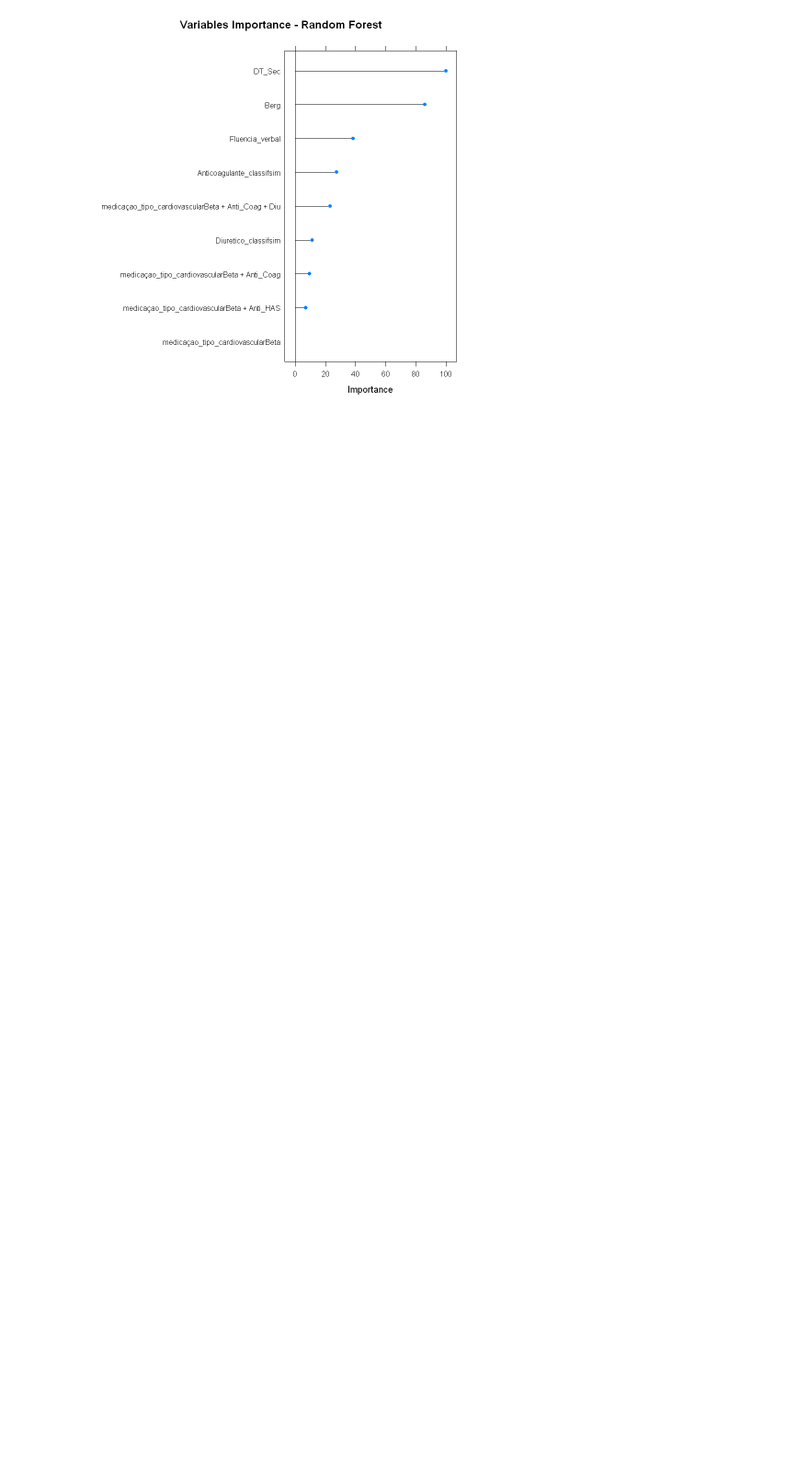
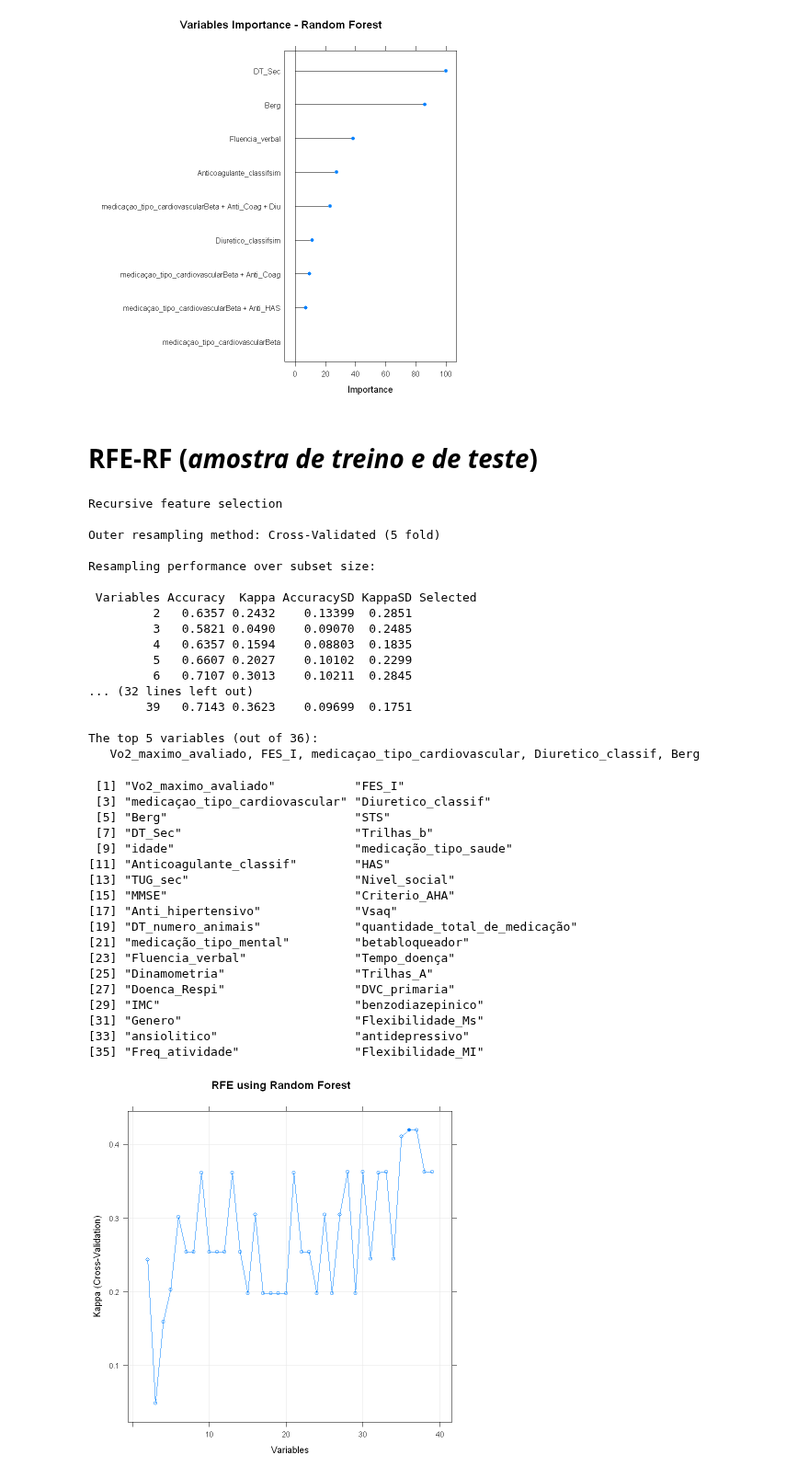
Before and after one commit to RenanBaltar/Analises_Heitor, a Jupyter notebook: Analise_Heitor_tese.ipynb, the cells around one changed output. Shown at 92% size. Drawn from its saved outputs; the diff is of its cells as text; code cells hidden in the pictures; blank space fills up the shorter version.

Commit message:
Define the best ths

```diff
--- a/Analise_Heitor_tese.ipynb
+++ b/Analise_Heitor_tese.ipynb
@@ -221,0 +222,9 @@ quantidade_total_de_medicação
+# %%
+#install.packages("caret")
+require(caret)
+set.seed(1)
+train<- createDataPartition(BD$Caidor,p=0.7,list=F)
+data_train<- BD[train,]
+data_test<- BD[-train,]
+table(data_train$Caidor) #(24 não e 14 sim)
+table(data_test$Caidor) #(9 não e 5 sim)
@@ -338,3 +354,59 @@ medicaçao_tipo_cardiovascularBeta + Anti_HAS          6.980
 medicaçao_tipo_cardiovascularBeta                     0.000
 [figure]
 [figure]
+# %% [markdown]
+# RFE-RF (*amostra de treino e de teste*)
+# %%
+#define the control using a random forest selection function
+#install.packages("caret")
+#require(caret)
+#install.packages("e1071")
+require(e1071)
+#install.packages("randomForest")
+require(randomForest)
+set.seed(1)
+control2 <- rfeControl(functions=rfFuncs, method="cv", number=5)
+set.seed(2)
+results2 <- rfe(data_train[,2:40], data_train[[1]], sizes=c(2:40),rfeControl=control2,metric="Kappa")
+print(results2)
+#list the chosen features
+predictors(results2)
+#plot the results
+plot(results2, type=c("g", "o"),main="RFE using Random Forest")
+# %% [output]
+Recursive feature selection
+
+Outer resampling method: Cross-Validated (5 fold)
+
+Resampling performance over subset size:
+
+ Variables Accuracy  Kappa AccuracySD KappaSD Selected
+         2   0.6357 0.2432    0.13399  0.2851
+         3   0.5821 0.0490    0.09070  0.2485
+         4   0.6357 0.1594    0.08803  0.1835
+         5   0.6607 0.2027    0.10102  0.2299
+         6   0.7107 0.3013    0.10211  0.2845
+... (32 lines left out)
+        39   0.7143 0.3623    0.09699  0.1751
+
+The top 5 variables (out of 36):
+   Vo2_maximo_avaliado, FES_I, medicaçao_tipo_cardiovascular, Diuretico_classif, Berg
+ [1] "Vo2_maximo_avaliado"           "FES_I"
+ [3] "medicaçao_tipo_cardiovascular" "Diuretico_classif"
+ [5] "Berg"                          "STS"
+ [7] "DT_Sec"                        "Trilhas_b"
+ [9] "idade"                         "medicação_tipo_saude"
+[11] "Anticoagulante_classif"        "HAS"
+[13] "TUG_sec"                       "Nivel_social"
+[15] "MMSE"                          "Criterio_AHA"
+[17] "Anti_hipertensivo"             "Vsaq"
+[19] "DT_numero_animais"             "quantidade_total_de_medicação"
+[21] "medicação_tipo_mental"         "betabloqueador"
+[23] "Fluencia_verbal"               "Tempo_doença"
+[25] "Dinamometria"                  "Trilhas_A"
+[27] "Doenca_Respi"                  "DVC_primaria"
+[29] "IMC"                           "benzodiazepinico"
+[31] "Genero"                        "Flexibilidade_Ms"
+[33] "ansiolitico"                   "antidepressivo"
+[35] "Freq_atividade"                "Flexibilidade_MI"
+[figure, added]
```
Also changed, not shown: parts of 17 cells of this notebook.
